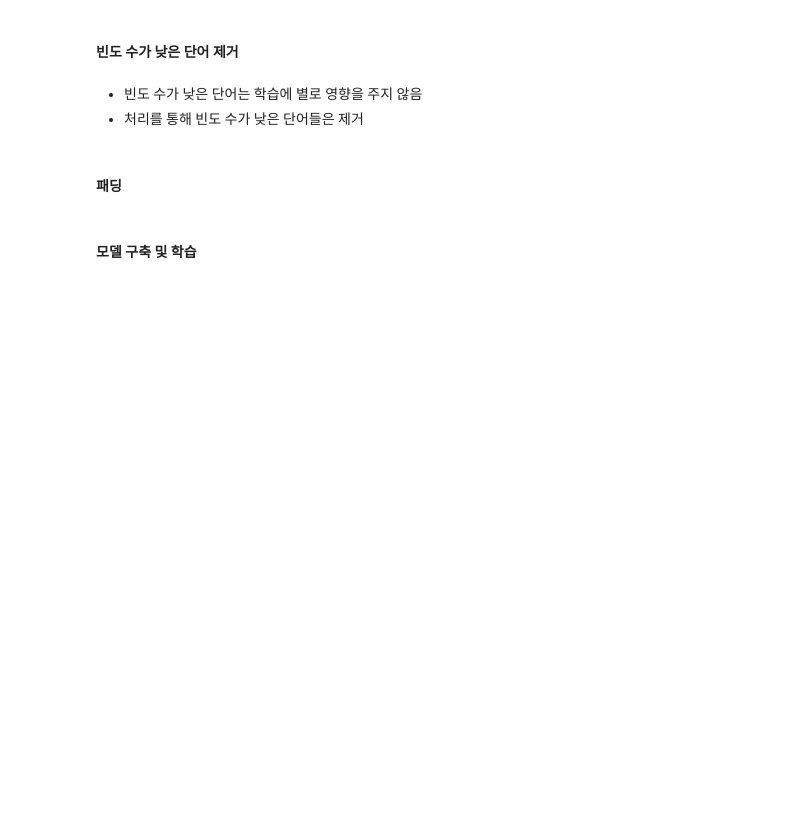
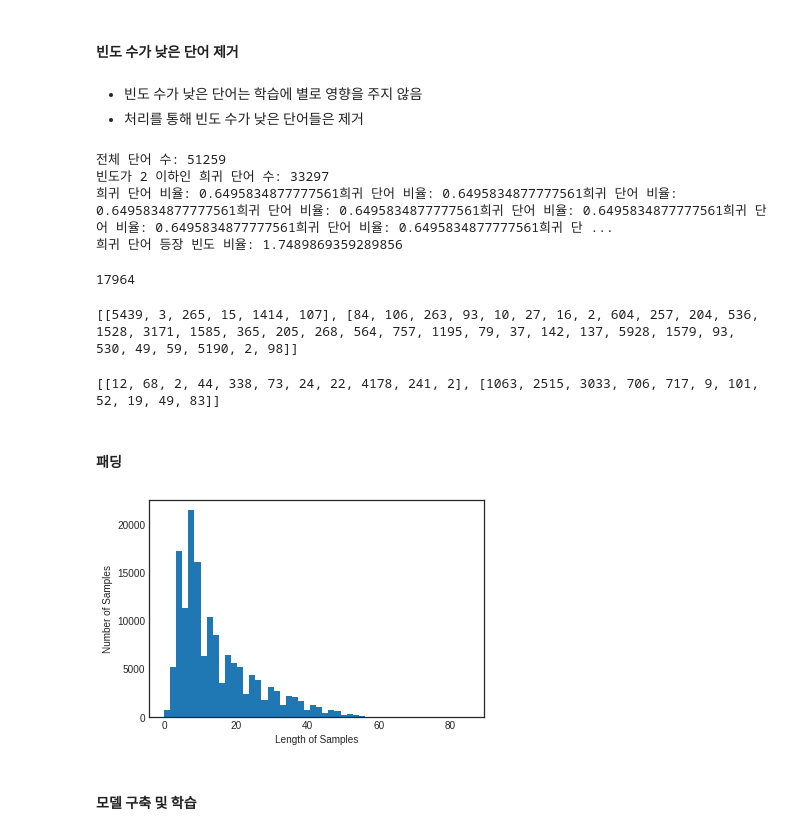
Before and after one commit to HoYoung1/NLPStudy, a Jupyter notebook: 10_감정_분석(Sentiment_Analysis).ipynb, the cells around one changed output. Drawn from its saved outputs; the diff is of its cells as text; code cells hidden in the pictures; blank space fills up the shorter version.

```diff
--- a/10_감정_분석(Sentiment_Analysis).ipynb
+++ b/10_감정_분석(Sentiment_Analysis).ipynb
@@ -476,5 +582,56 @@ sentiment_predict('분위기가 어둡고 스토리가 복잡해요.')
 
 *   빈도 수가 낮은 단어는 학습에 별로 영향을 주지 않음
 *   처리를 통해 빈도 수가 낮은 단어들은 제거
+# %%
+tokenizer = Tokenizer()
+tokenizer.fit_on_texts(X_train)
+# %%
+threshold = 3
+words_cnt = len(tokenizer.word_index)
+rare_cnt = 0
+words_freq = 0
+rare_freq = 0
+
+for key, value in tokenizer.word_counts.items():
+  words_freq = words_freq + value
+
+  if value < threshold:
+    rare_cnt += 1
+    rare_freq = rare_freq + value
+
+print("전체 단어 수:", words_cnt)
+print("빈도가 {} 이하인 희귀 단어 수: {}".format(threshold-1, rare_cnt))
+print("희귀 단어 비율: {}".format((rare_cnt / words_cnt)) * 100)
+print("희귀 단어 등장 빈도 비율: {}".format((rare_freq / words_freq) * 100))
+# %% [output]
+전체 단어 수: 51259
+빈도가 2 이하인 희귀 단어 수: 33297
+희귀 단어 비율: 0.6495834877777561희귀 단어 비율: 0.6495834877777561희귀 단어 비율: 0.6495834877777561희귀 단어 비율: 0.6495834877777561희귀 단어 비율: 0.6495834877777561희귀 단어 비율: 0.6495834877777561희귀 단어 비율: 0.6495834877777561희귀 단 ...
+희귀 단어 등장 빈도 비율: 1.7489869359289856
+# %%
+vocab_size = words_cnt - rare_cnt + 2
+print(vocab_size)
+# %% [output]
+17964
+# %%
+tokenizer = Tokenizer(vocab_size, oov_token='OOV')
+tokenizer.fit_on_texts(X_train)
+X_train = tokenizer.texts_to_sequences(X_train)
+X_test = tokenizer.texts_to_sequences(X_test)
+# %%
+print(X_train[:2])
+# %% [output]
+[[5439, 3, 265, 15, 1414, 107], [84, 106, 263, 93, 10, 27, 16, 2, 604, 257, 204, 536, 1528, 3171, 1585, 365, 205, 268, 564, 757, 1195, 79, 37, 142, 137, 5928, 1579, 93, 530, 49, 59, 5190, 2, 98]]
+# %%
+print(X_test[:2])
+# %% [output]
+[[12, 68, 2, 44, 338, 73, 24, 22, 4178, 241, 2], [1063, 2515, 3033, 706, 717, 9, 101, 52, 19, 49, 83]]
 # %% [markdown]
 #### 패딩
+# %%
+plt.hist([len(s) for s in X_train], bins=50)
+plt.xlabel('Length of Samples')
+plt.ylabel('Number of Samples')
+plt.show()
+# %% [output]
+[figure, added]
```
Also changed, not shown: parts of 35 cells of this notebook.
